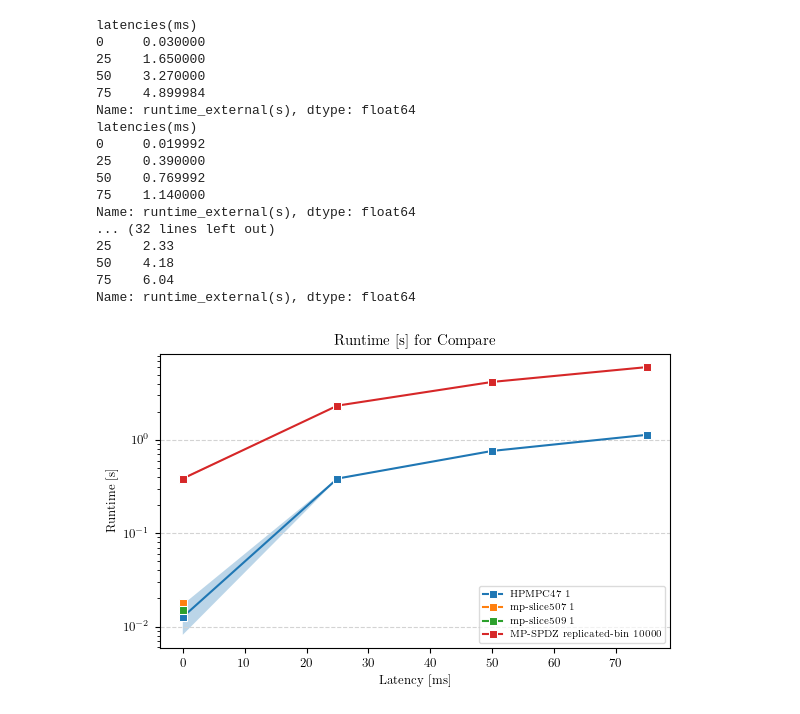
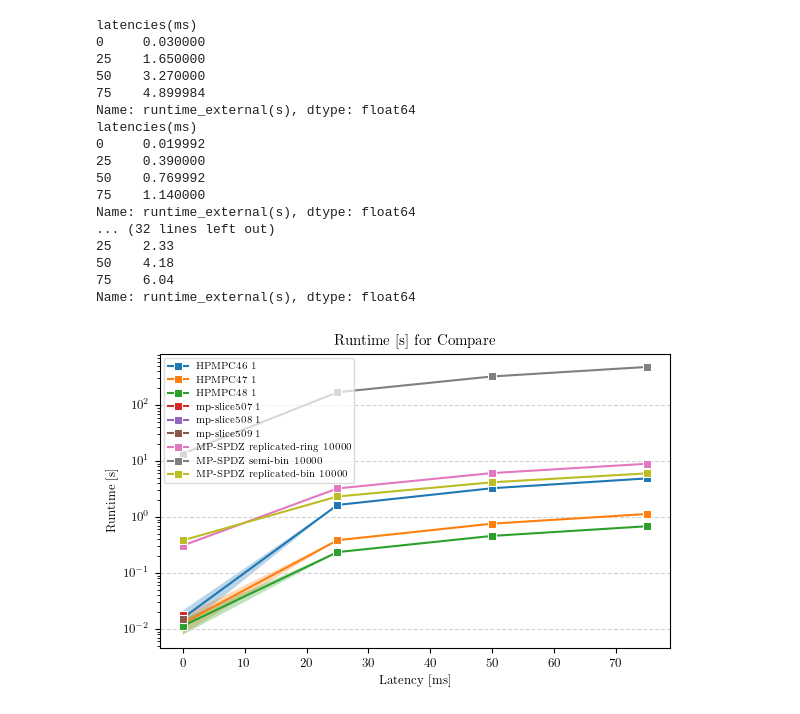
Before and after one commit to aSlunk/results, a Jupyter notebook: mp-slice/02_Compare/Deviation_latency.ipynb, the cells around one changed output. Saved outputs shown, nothing was run; the diff lists cells and outputs as text; code cells hidden in the pictures.

```diff
--- a/mp-slice/02_Compare/Deviation_latency.ipynb
+++ b/mp-slice/02_Compare/Deviation_latency.ipynb
@@ -121,15 +112,15 @@ Name: runtime_external(s), dtype: float64
 # %%
 latency,label=rf.get_latency_deviation(data)
-del latency[0] # AUCTION
-del latency[1]
-del latency[2]
-del latency[-2]
-del latency[-2]
-del label[0]
-del label[1]
-del label[2]
-del label[-2]
-del label[-2]
+# del latency[0] # AUCTION
+# del latency[1]
+# del latency[2]
+# del latency[-2]
+# del latency[-2]
+# del label[0]
+# del label[1]
+# del label[2]
+# del label[-2]
+# del label[-2]
 
 # del label[-1] # AES
 # del latency[-1]
@@ -149,33 +140,33 @@ del label[-2]
 # del latency[-7] # LogReg
 # del latency[-7]
 # del latency[-7]
 # del latency[-7]
 # del latency[-7]
 # del label[-7]
 # del label[-7]
 # del label[-7]
 # del label[-7]
 # del label[-7]
 # print(latency)
 rf.plot_deviation(latency,label,"test.png",experiment,"Latency [ms]","Runtime [s]",True)
 # %% [output]
 latencies(ms)
 0     0.030000
 25    1.650000
 50    3.270000
 75    4.899984
 Name: runtime_external(s), dtype: float64
 latencies(ms)
 0     0.019992
 25    0.390000
 50    0.769992
 75    1.140000
 Name: runtime_external(s), dtype: float64
 ... (32 lines left out)
 25    2.33
 50    4.18
 75    6.04
 Name: runtime_external(s), dtype: float64
-[figure, old version]
+[figure, new version]
 # %%
 packetdrop,label=rf.get_packetdrop_deviation(data)
```
Also changed, not shown: parts of 7 cells of this notebook, 4 other files.
